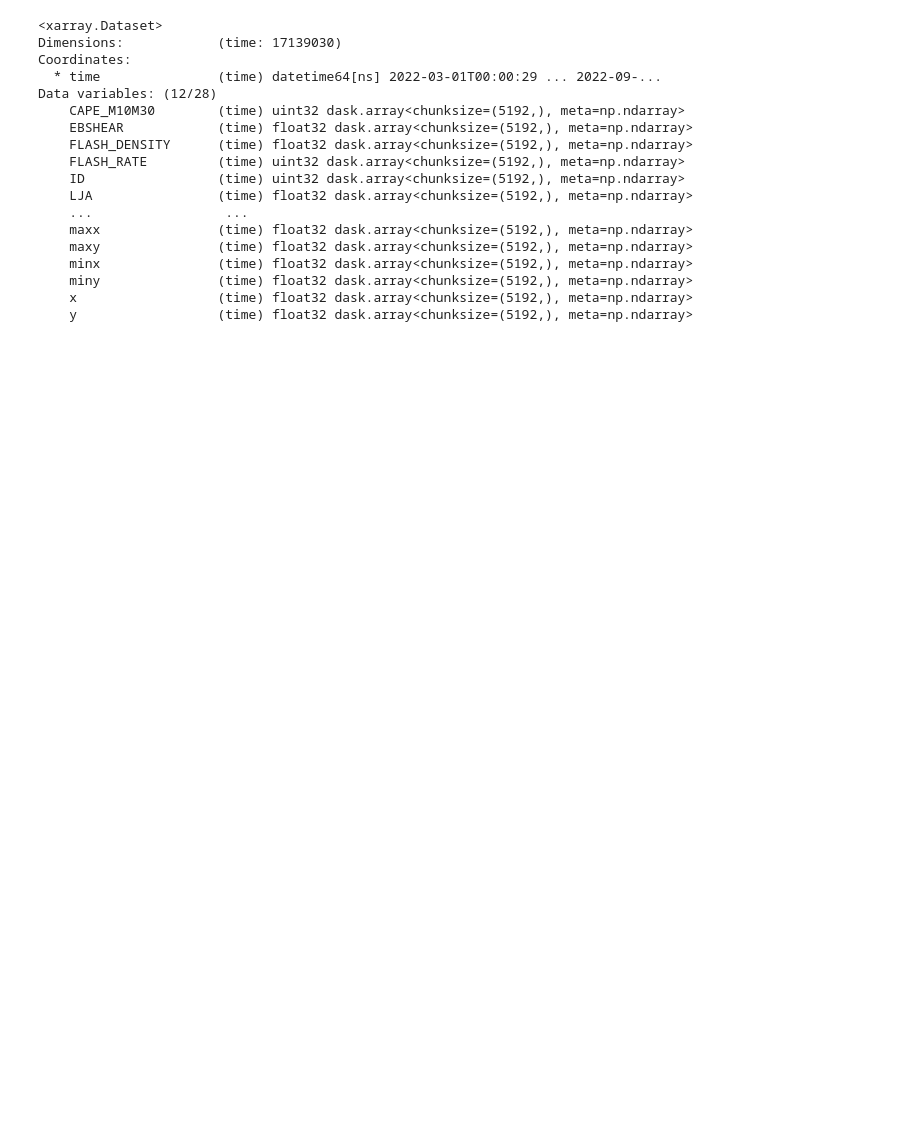
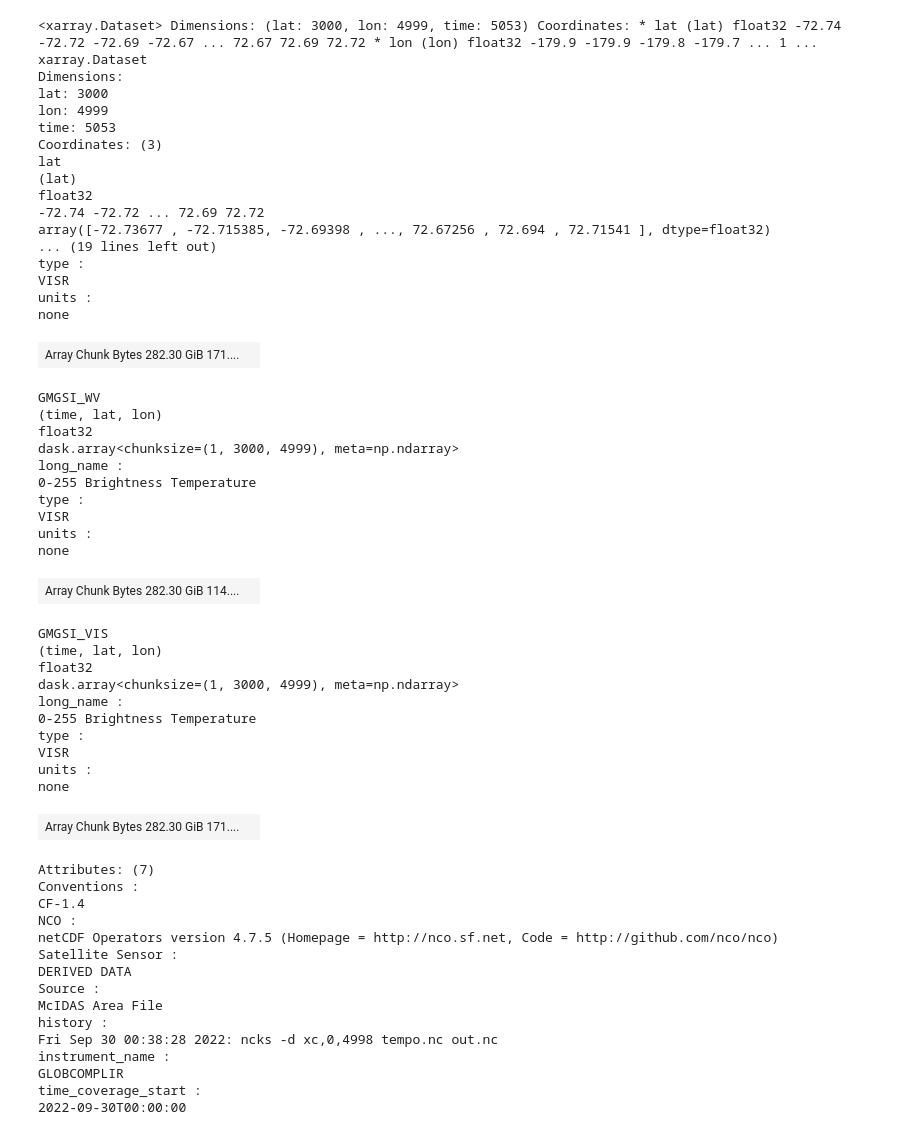
Before and after one commit to leaver2000/gswp, a Jupyter notebook: notebooks/etl.ipynb, the cells around one changed output. Drawn from its saved outputs; the diff is of its cells as text; code cells hidden in the pictures; blank space fills up the shorter version.

```diff
--- a/notebooks/etl.ipynb
+++ b/notebooks/etl.ipynb
@@ -18,4 +18,5 @@ for param in GMGSI.PARAMETERS:
 ds = GMGSI.load()
 total_size = sum(ds[var].size for var in ds)
 print(f"{total_size=:,}")
+ds
 # %% [output]
@@ -24,24 +25,58 @@ Wall time: 266 ms
 total_size=227,339,523,000
+<xarray.Dataset> Dimensions: (lat: 3000, lon: 4999, time: 5053) Coordinates: * lat (lat) float32 -72.74 -72.72 -72.69 -72.67 ... 72.67 72.69 72.72 * lon (lon) float32 -179.9 -179.9 -179.8 -179.7 ... 1 ...
+xarray.Dataset
+Dimensions:
+lat: 3000
+lon: 4999
+time: 5053
+Coordinates: (3)
+lat
+(lat)
+float32
+-72.74 -72.72 ... 72.69 72.72
+array([-72.73677 , -72.715385, -72.69398 , ..., 72.67256 , 72.694 , 72.71541 ], dtype=float32)
+... (19 lines left out)
+type :
+VISR
+units :
+none
+| Array Chunk Bytes 282.30 GiB 171.... |  |
+GMGSI_WV
+(time, lat, lon)
+float32
+dask.array<chunksize=(1, 3000, 4999), meta=np.ndarray>
+long_name :
+0-255 Brightness Temperature
+type :
+VISR
+units :
+none
+| Array Chunk Bytes 282.30 GiB 114.... |  |
+GMGSI_VIS
+(time, lat, lon)
+float32
+dask.array<chunksize=(1, 3000, 4999), meta=np.ndarray>
+long_name :
+0-255 Brightness Temperature
+type :
+VISR
+units :
+none
+| Array Chunk Bytes 282.30 GiB 171.... |  |
+Attributes: (7)
+Conventions :
+CF-1.4
+NCO :
+netCDF Operators version 4.7.5 (Homepage = http://nco.sf.net, Code = http://github.com/nco/nco)
+Satellite Sensor :
+DERIVED DATA
+Source :
+McIDAS Area File
+history :
+Fri Sep 30 00:38:28 2022: ncks -d xc,0,4998 tempo.nc out.nc
+instrument_name :
+GLOBCOMPLIR
+time_coverage_start :
+2022-09-30T00:00:00
 # %%
 etl.probsevere(START, END)
-# %%
-PROBSEVERE.load()
-# %% [output]
-<xarray.Dataset>
-Dimensions:            (time: 17139030)
-Coordinates:
-  * time               (time) datetime64[ns] 2022-03-01T00:00:29 ... 2022-09-...
-Data variables: (12/28)
-    CAPE_M10M30        (time) uint32 dask.array<chunksize=(5192,), meta=np.ndarray>
-    EBSHEAR            (time) float32 dask.array<chunksize=(5192,), meta=np.ndarray>
-    FLASH_DENSITY      (time) float32 dask.array<chunksize=(5192,), meta=np.ndarray>
-    FLASH_RATE         (time) uint32 dask.array<chunksize=(5192,), meta=np.ndarray>
-    ID                 (time) uint32 dask.array<chunksize=(5192,), meta=np.ndarray>
-    LJA                (time) float32 dask.array<chunksize=(5192,), meta=np.ndarray>
-    ...                 ...
-    maxx               (time) float32 dask.array<chunksize=(5192,), meta=np.ndarray>
-    maxy               (time) float32 dask.array<chunksize=(5192,), meta=np.ndarray>
-    minx               (time) float32 dask.array<chunksize=(5192,), meta=np.ndarray>
-    miny               (time) float32 dask.array<chunksize=(5192,), meta=np.ndarray>
-    x                  (time) float32 dask.array<chunksize=(5192,), meta=np.ndarray>
-    y                  (time) float32 dask.array<chunksize=(5192,), meta=np.ndarray>
```
Also changed, not shown: parts of 2 cells of this notebook.
